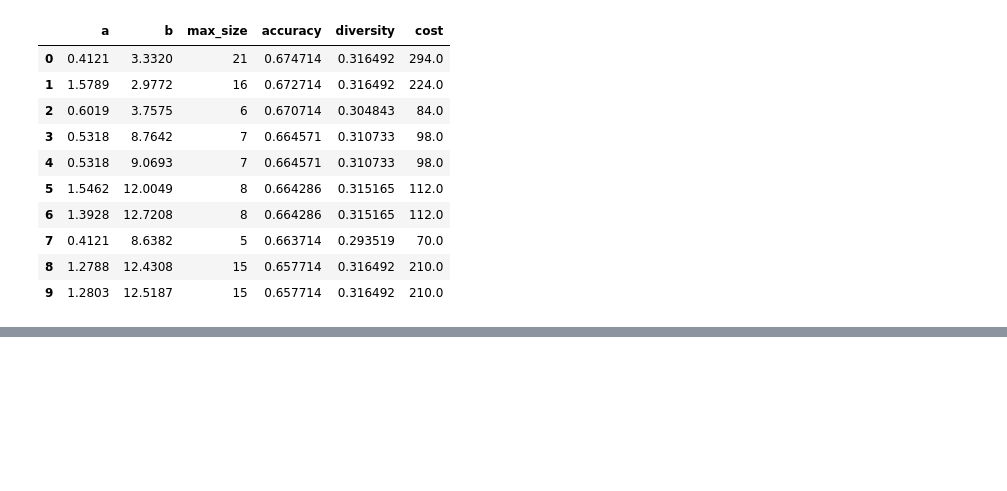
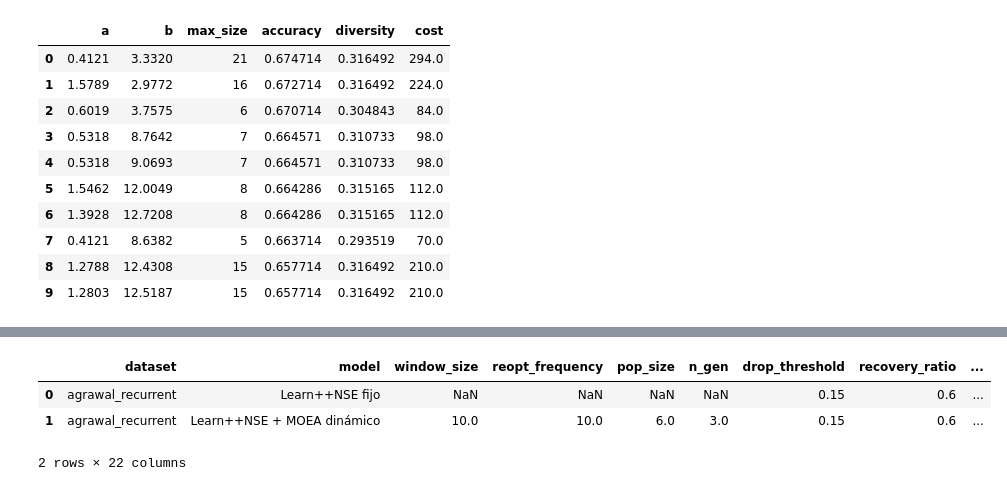
Before and after one commit to edubzq/Concept_drift, a Jupyter notebook: Notebook_pasivos.ipynb, the cells around one changed output, grey strips where cells are left out. Saved outputs shown, nothing was run; the diff lists cells and outputs as text; code cells hidden in the pictures; blank space fills up the shorter version.

```diff
--- a/Notebook_pasivos.ipynb
+++ b/Notebook_pasivos.ipynb
@@ -142,3 +142,28 @@ df_pareto
 | 7 | 0.4121 | 8.6382 | 5 | 0.663714 | 0.293519 | 70.0 |
 | 8 | 1.2788 | 12.4308 | 15 | 0.657714 | 0.316492 | 210.0 |
 | 9 | 1.2803 | 12.5187 | 15 | 0.657714 | 0.316492 | 210.0 |
+# %%
+from src.optimization.dynamic_moea_learnpp import (
+    DynamicMOEAConfig,
+    run_dynamic_moea_experiment,
+)
+config = DynamicMOEAConfig(
+    dataset_path="datasets/agrawal_abrupt.csv",
+    window_size=10,
+    reopt_frequency=10,
+    pop_size=6,
+    n_gen=3,
+    seed=42,
+    baseline_a=0.5,
+    baseline_b=5.0,
+    baseline_max_size=20,
+    initial_a=0.5,
+    initial_b=5.0,
+    initial_max_size=20,
+    use_elapsed_time_objective=False,
+    output_dir="results",
+    plots_dir="plots",
+    verbose=True,
+)
+# %%
+out = run_dynamic_moea_experiment(config)
@@ -144,0 +194,7 @@ df_pareto
+# %%
+out["summary"]
+# %% [output]
+|  | dataset | model | window_size | reopt_frequency | pop_size | n_gen | drop_threshold | recovery_ratio | ... |
+| 0 | agrawal_recurrent | Learn++NSE fijo | NaN | NaN | NaN | NaN | 0.15 | 0.6 | ... |
+| 1 | agrawal_recurrent | Learn++NSE + MOEA dinámico | 10.0 | 10.0 | 6.0 | 3.0 | 0.15 | 0.6 | ... |
+2 rows × 22 columns
```
Also changed, not shown: parts of 5 cells of this notebook, 23 other files.
